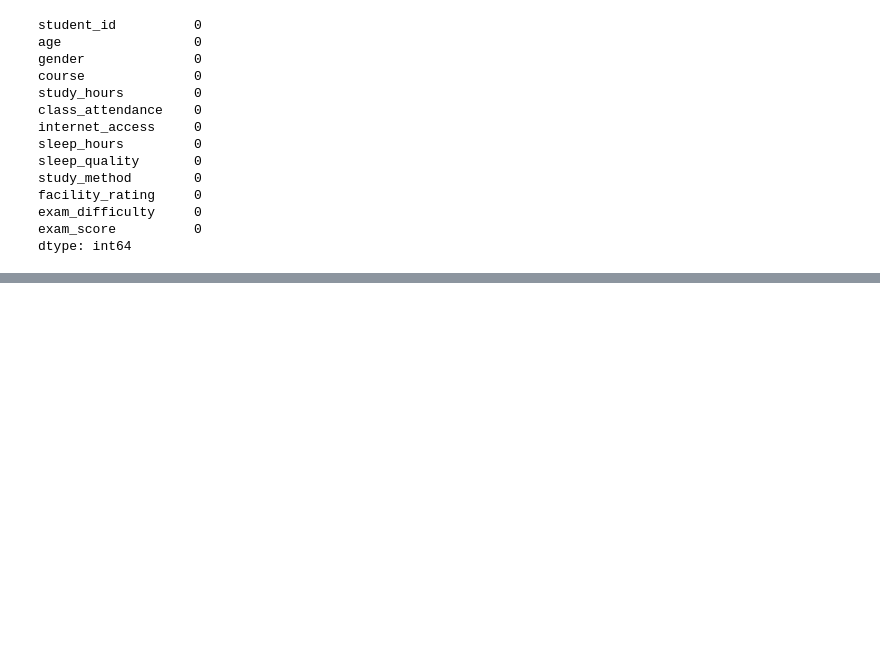
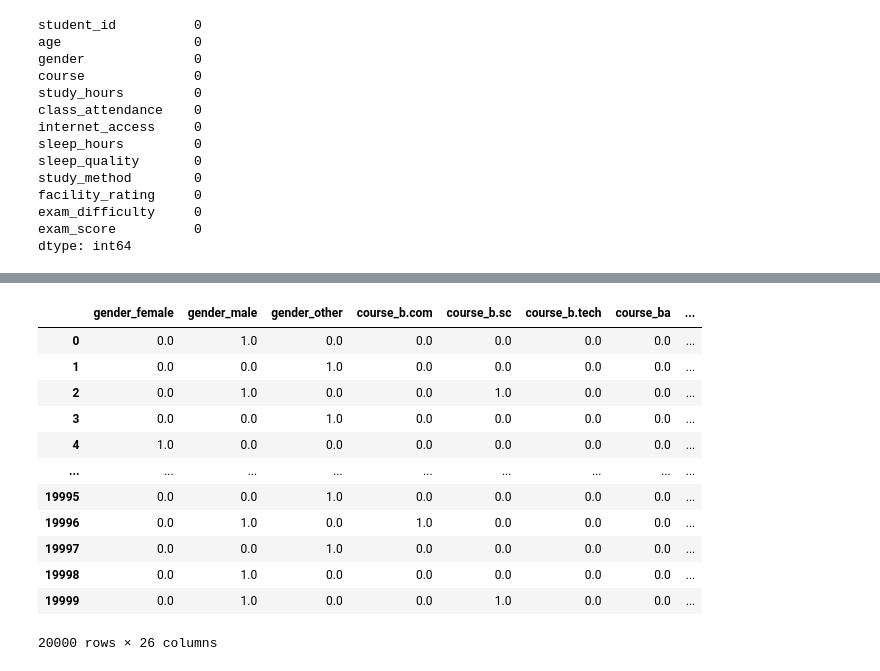
Before and after one commit to imaneboulahya/ml-learning, a Jupyter notebook: mini_projet/Untitled.ipynb, the cells around one changed output, grey strips where cells are left out. Drawn from its saved outputs; the diff is of its cells as text; code cells hidden in the pictures; blank space fills up the shorter version.

Commit message:
transformer les donnees avec one hot encoding

```diff
--- a/mini_projet/Untitled.ipynb
+++ b/mini_projet/Untitled.ipynb
@@ -56,0 +64,18 @@ x_train, x_test, y_train, y_test = train_test_split(x, y, test_size=0.2, random_
+# %%
+from sklearn.preprocessing import OneHotEncoder
+
+# Colonnes à encoder
+cols_to_encode = ['gender', 'course', 'internet_access','sleep_quality','study_method','facility_rating','exam_difficulty']
+
+encoder = OneHotEncoder(sparse_output=False)  # pour obtenir un tableau au lieu d'une matrice
+
+# Fit & transform
+encoded_array = encoder.fit_transform(df[cols_to_encode])
+
+# Récupérer les noms de colonnes
+column_names = encoder.get_feature_names_out(cols_to_encode)
+
+# Créer un DataFrame encodé
+df_encoded = pd.DataFrame(encoded_array, columns=column_names)
+
+df_final = pd.concat([df.drop(columns=cols_to_encode), df_encoded], axis=1)
@@ -56,0 +106,16 @@ x_train, x_test, y_train, y_test = train_test_split(x, y, test_size=0.2, random_
+# %%
+df_encoded
+# %% [output]
+|  | gender_female | gender_male | gender_other | course_b.com | course_b.sc | course_b.tech | course_ba | ... |
+| 0 | 0.0 | 1.0 | 0.0 | 0.0 | 0.0 | 0.0 | 0.0 | ... |
+| 1 | 0.0 | 0.0 | 1.0 | 0.0 | 0.0 | 0.0 | 0.0 | ... |
+| 2 | 0.0 | 1.0 | 0.0 | 0.0 | 1.0 | 0.0 | 0.0 | ... |
+| 3 | 0.0 | 0.0 | 1.0 | 0.0 | 0.0 | 0.0 | 0.0 | ... |
+| 4 | 1.0 | 0.0 | 0.0 | 0.0 | 0.0 | 0.0 | 0.0 | ... |
+| ... | ... | ... | ... | ... | ... | ... | ... | ... |
+| 19995 | 0.0 | 0.0 | 1.0 | 0.0 | 0.0 | 0.0 | 0.0 | ... |
+| 19996 | 0.0 | 1.0 | 0.0 | 1.0 | 0.0 | 0.0 | 0.0 | ... |
+| 19997 | 0.0 | 0.0 | 1.0 | 0.0 | 0.0 | 0.0 | 0.0 | ... |
+| 19998 | 0.0 | 1.0 | 0.0 | 0.0 | 0.0 | 0.0 | 0.0 | ... |
+| 19999 | 0.0 | 1.0 | 0.0 | 0.0 | 1.0 | 0.0 | 0.0 | ... |
+20000 rows × 26 columns
```
Also changed, not shown: parts of 26 cells of this notebook.
